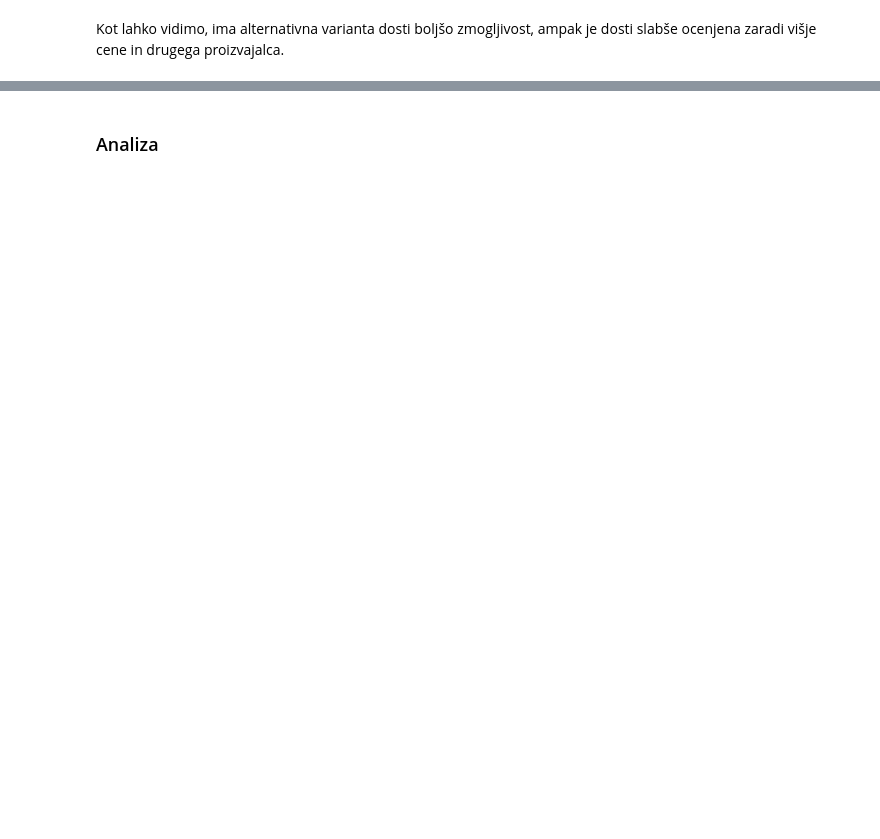
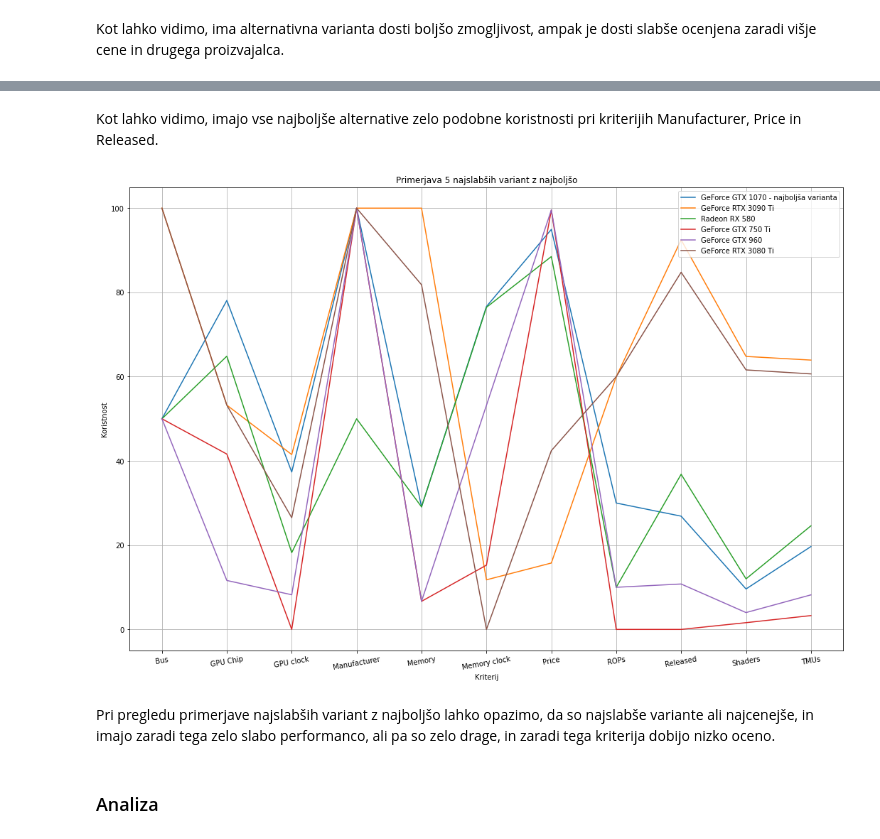
Before and after one commit to LukaSveigl/Decision-support-systems, a Jupyter notebook: Seminar work 1 - Decision model/decision-model.ipynb, the cells around one changed output, grey strips where cells are left out. Saved outputs shown, nothing was run; the diff lists cells and outputs as text; code cells hidden in the pictures; blank space fills up the shorter version.

```diff
--- a/Seminar work 1 - Decision model/decision-model.ipynb
+++ b/Seminar work 1 - Decision model/decision-model.ipynb
@@ -589,2 +624,38 @@ plt.show()
+# %% [markdown]
+Kot lahko vidimo, imajo vse najboljše alternative zelo podobne koristnosti pri kriterijih Manufacturer, Price in Released.
+# %%
+variant_values = dict()
+
+fig, ax = plt.subplots(figsize=(18,12))
+plt.grid()
+plt.xticks(rotation=10)
+
+for column in converted_data.columns[1:]:
+    variant_values[column] = converted_data[converted_data['Product Name'] == 'GeForce GTX 1070'][column]
+x, y = zip(*sorted(variant_values.items()))
+ax.plot(x, y, label='GeForce GTX 1070 - najboljša varianta')
+
+count = 0
+variant_values = dict()
+for k, v in sorted(variant_scores.items(), key=lambda x:x[1]):
+    for column in converted_data.columns[1:]:
+        variant_values[column] = converted_data[converted_data['Product Name'] == k][column]
+    x, y = zip(*sorted(variant_values.items()))
+    ax.plot(x, y, label=k)
+    variant_values = dict()
+    count += 1
+    if count == 5:
+        break
+
+ax.set_title('Primerjava 5 najslabših variant z najboljšo')
+ax.set_xticks(x2)
+ax.set_ylabel('Koristnost')
+ax.set_xlabel('Kriterij')
+ax.legend(loc=1)
+plt.show()
+# %% [output]
+[figure, added]
+# %% [markdown]
+Pri pregledu primerjave najslabših variant z najboljšo lahko opazimo, da so najslabše variante ali najcenejše, in imajo zaradi tega zelo slabo performanco, ali pa so zelo drage, in zaradi tega kriterija dobijo nizko oceno.
 # %% [markdown]
 ### Analiza
```
Also changed, not shown: parts of 15 cells of this notebook.
